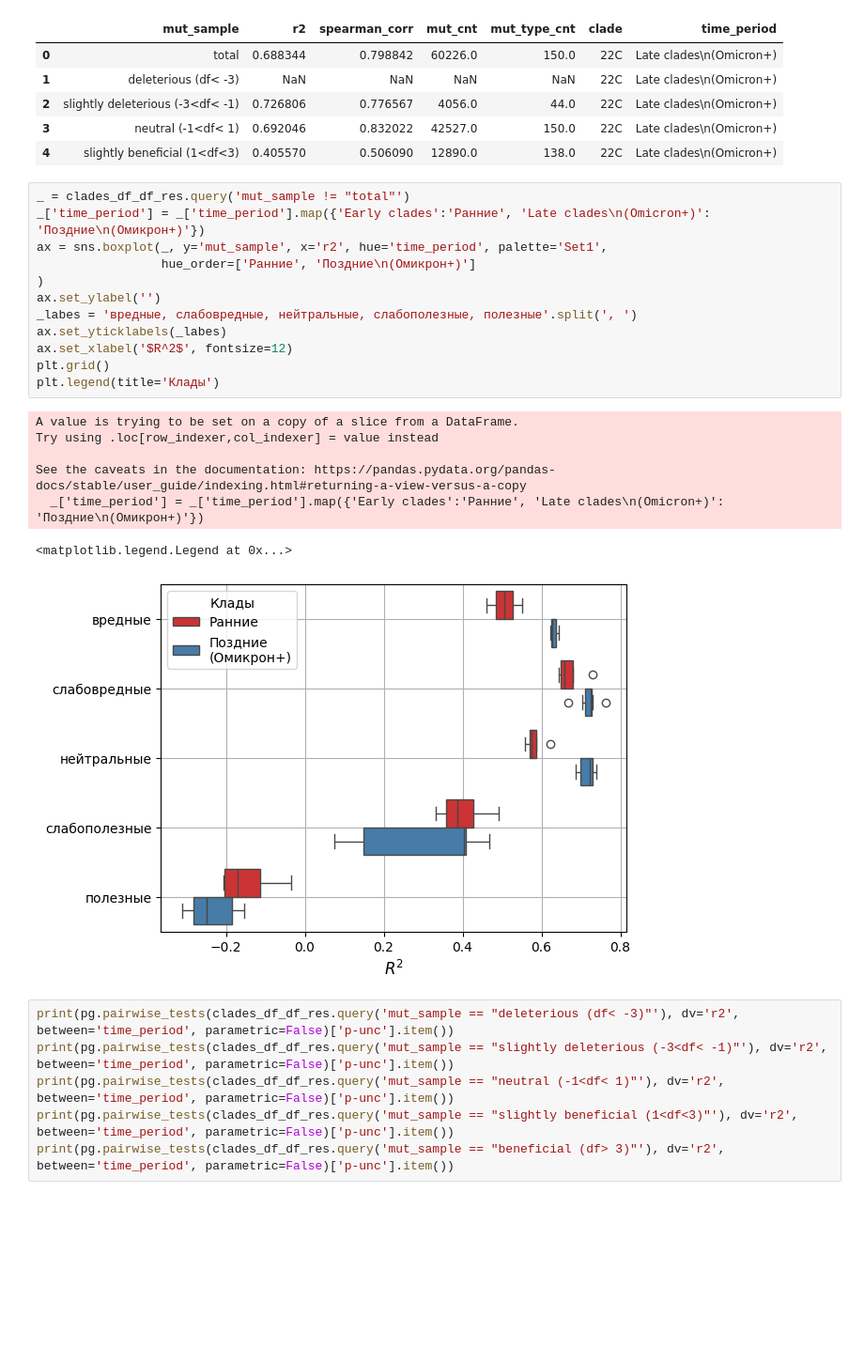
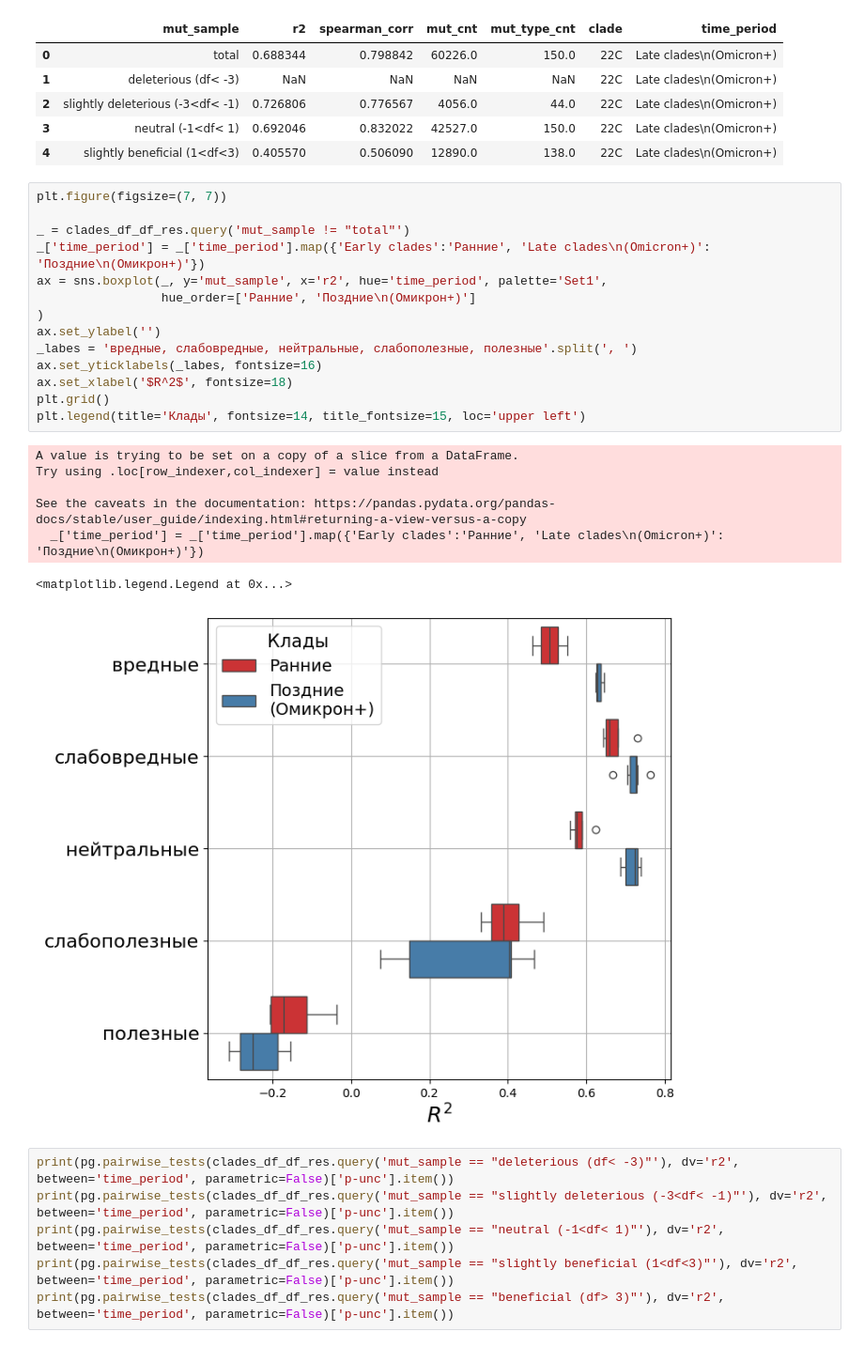
Before and after one commit to mitoclub/RNAViralMutSpec, a Jupyter notebook: 1sars-cov-2/2.2fitness_analysis_ru.ipynb, the cells around one changed output. Shown at 94% size. Saved outputs shown, nothing was run; the diff lists cells and outputs as text; blank space fills up the shorter version.

Commit message:
images for autoreferat

```diff
--- a/1sars-cov-2/2.2fitness_analysis_ru.ipynb
+++ b/1sars-cov-2/2.2fitness_analysis_ru.ipynb
@@ -942,25 +942,27 @@ Processing clade: 21J
 | 3 | neutral (-1<df< 1) | 0.692046 | 0.832022 | 42527.0 | 150.0 | 22C | Late clades\n(Omicron+) |
 | 4 | slightly beneficial (1<df<3) | 0.405570 | 0.506090 | 12890.0 | 138.0 | 22C | Late clades\n(Omicron+) |
 # %%
+plt.figure(figsize=(7, 7))
+
 _ = clades_df_df_res.query('mut_sample != "total"')
 _['time_period'] = _['time_period'].map({'Early clades':'Ранние', 'Late clades\n(Omicron+)': 'Поздние\n(Омикрон+)'})
 ax = sns.boxplot(_, y='mut_sample', x='r2', hue='time_period', palette='Set1',
                  hue_order=['Ранние', 'Поздние\n(Омикрон+)']
 )
 ax.set_ylabel('')
 _labes = 'вредные, слабовредные, нейтральные, слабополезные, полезные'.split(', ')
-ax.set_yticklabels(_labes)
-ax.set_xlabel('$R^2$', fontsize=12)
+ax.set_yticklabels(_labes, fontsize=16)
+ax.set_xlabel('$R^2$', fontsize=18)
 plt.grid()
-plt.legend(title='Клады')
+plt.legend(title='Клады', fontsize=14, title_fontsize=15, loc='upper left')
 # %% [output]
 A value is trying to be set on a copy of a slice from a DataFrame.
 Try using .loc[row_indexer,col_indexer] = value instead
 
 See the caveats in the documentation: https://pandas.pydata.org/pandas-docs/stable/user_guide/indexing.html#returning-a-view-versus-a-copy
   _['time_period'] = _['time_period'].map({'Early clades':'Ранние', 'Late clades\n(Omicron+)': 'Поздние\n(Омикрон+)'})
 <matplotlib.legend.Legend at 0x...>
-[figure, old version]
+[figure, new version]
 # %%
 print(pg.pairwise_tests(clades_df_df_res.query('mut_sample == "deleterious (df< -3)"'), dv='r2', between='time_period', parametric=False)['p-unc'].item())
 print(pg.pairwise_tests(clades_df_df_res.query('mut_sample == "slightly deleterious (-3<df< -1)"'), dv='r2', between='time_period', parametric=False)['p-unc'].item())
```
Also changed, not shown: parts of 1 cell of this notebook, 5 other files.
